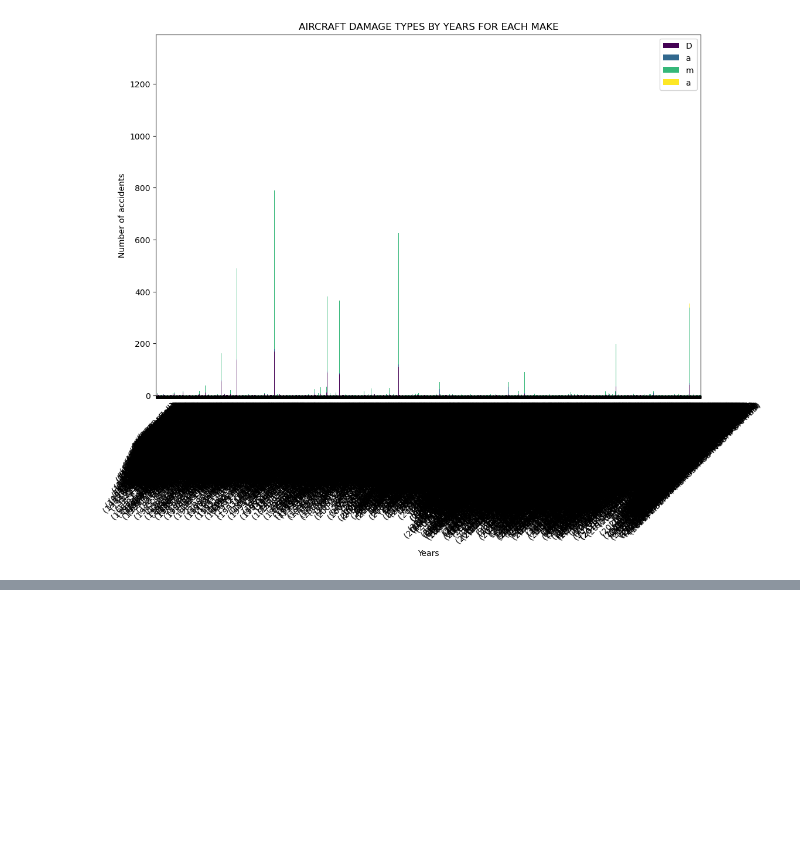
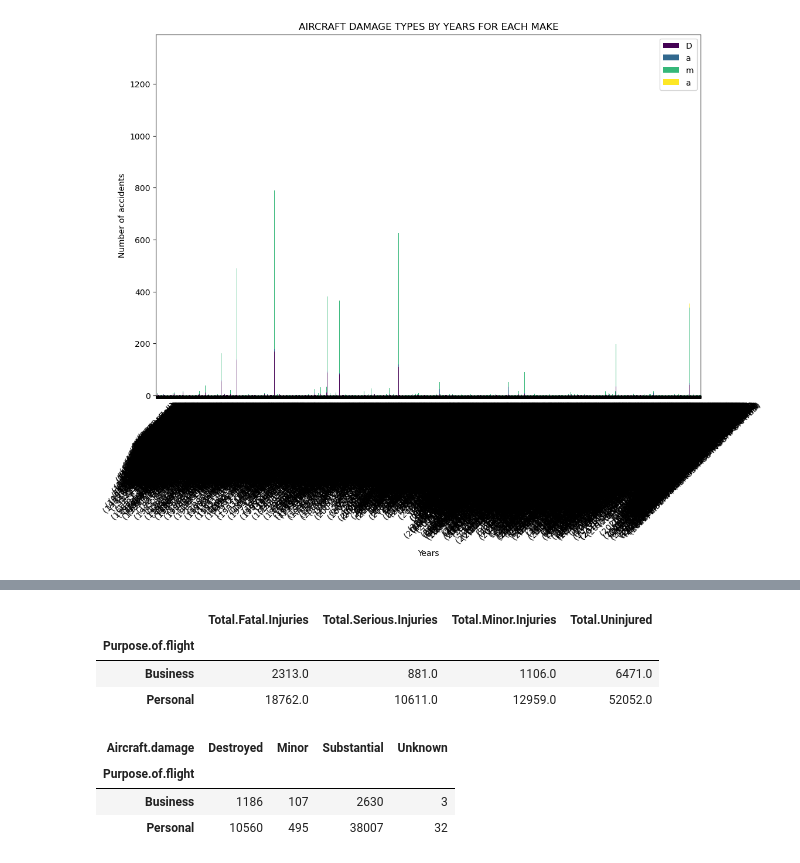
Before and after one commit to Victoria-ui227/Aviation-accidents-trends, a Jupyter notebook: Untitled.ipynb, the cells around one changed output, grey strips where cells are left out. Cells and saved outputs as stored; diff of their text form; code cells hidden in the pictures; blank space fills up the shorter version.

```diff
--- a/Untitled.ipynb
+++ b/Untitled.ipynb
@@ -301,0 +348,9 @@ ax.legend('Damage type');
+# %%
+outcome_columns= ['Total.Fatal.Injuries', 'Total.Serious.Injuries', 'Total.Minor.Injuries', 'Total.Uninjured']
+purpose_pivot= purpose_df.groupby('Purpose.of.flight')[outcome_columns].sum()
+purpose_pivot
+# %% [output]
+|  | Total.Fatal.Injuries | Total.Serious.Injuries | Total.Minor.Injuries | Total.Uninjured |
+| Purpose.of.flight |  |  |  |  |
+| Business | 2313.0 | 881.0 | 1106.0 | 6471.0 |
+| Personal | 18762.0 | 10611.0 | 12959.0 | 52052.0 |
@@ -301,0 +359,8 @@ ax.legend('Damage type');
+# %%
+damage_pivot= purpose_df.groupby(['Purpose.of.flight', 'Aircraft.damage']).size().unstack()
+damage_pivot
+# %% [output]
+| Aircraft.damage | Destroyed | Minor | Substantial | Unknown |
+| Purpose.of.flight |  |  |  |  |
+| Business | 1186 | 107 | 2630 | 3 |
+| Personal | 10560 | 495 | 38007 | 32 |
```
Also changed, not shown: parts of 12 cells of this notebook, 3 other files.
